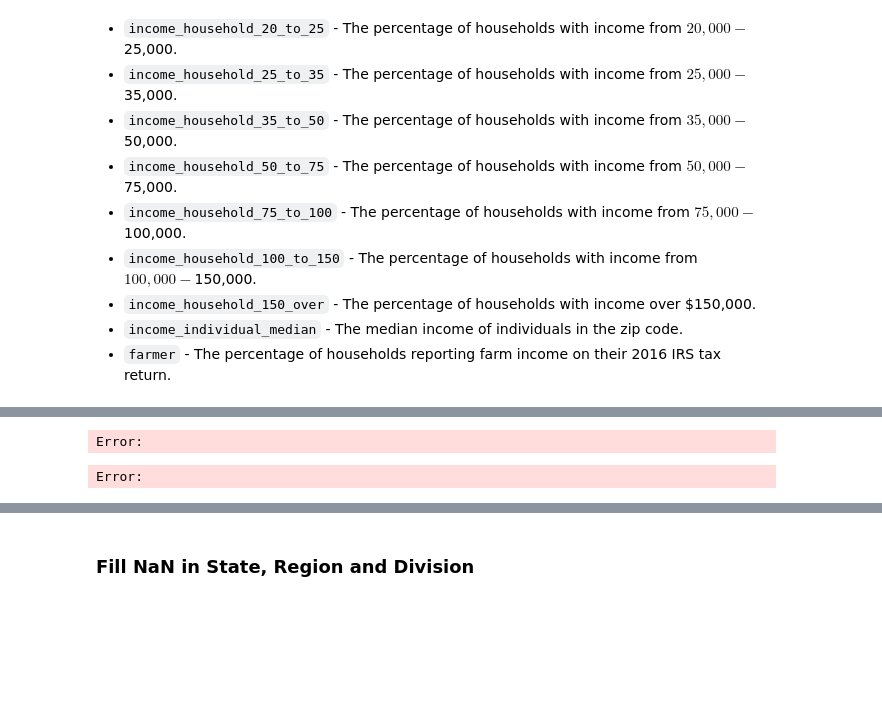
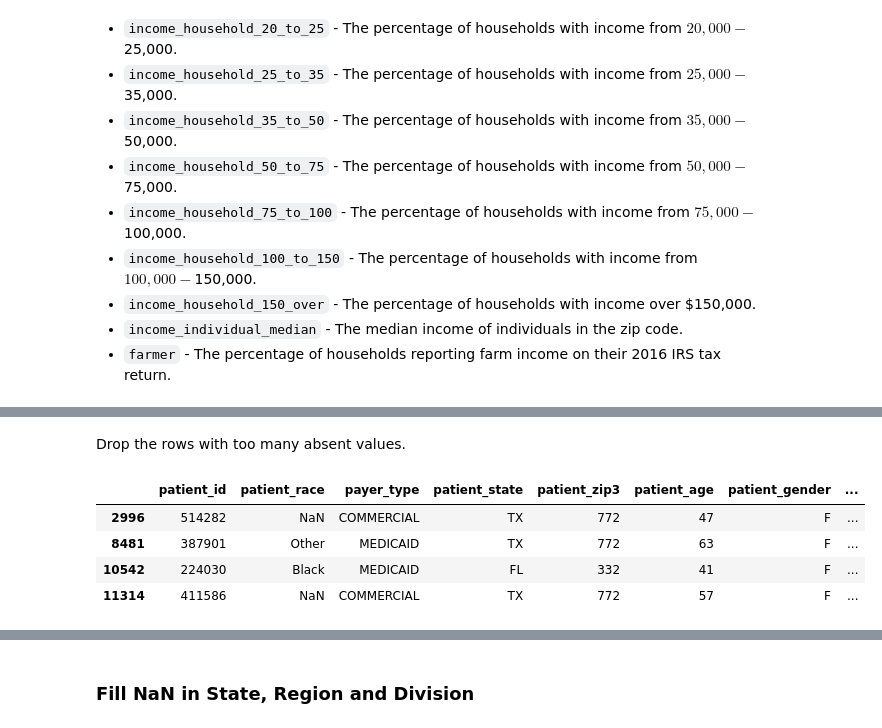
Before and after one commit to 3quetra/portfolio, a Jupyter notebook: wids_datathon_2024/cancer_prediction.ipynb, the cells around one changed output, grey strips where cells are left out. Drawn from its saved outputs; the diff is of its cells as text; code cells hidden in the pictures; blank space fills up the shorter version.

```diff
--- a/wids_datathon_2024/cancer_prediction.ipynb
+++ b/wids_datathon_2024/cancer_prediction.ipynb
@@ -190,14 +240,10 @@ Error:
-# %%
-for column in train.select_dtypes(include='object').columns:
-    train[column] = train[column].astype('category')
-
-train.select_dtypes(include='category')
-# %% [output]
-Error:
-# %%
-race_by_state = pd.DataFrame(train.groupby(['patient_state', 'patient_race'])['patient_id'].count()).reset_index()
-race_by_state['total'] = race_by_state.apply(lambda row: sum(race_by_state[race_by_state['patient_state'] == row['patient_state']]['patient_id']), axis=1)
-race_by_state['percentage'] = race_by_state['patient_id'] / race_by_state['total']
-race_by_state.sort_values(by=['total', 'patient_id'], ascending=False)[:20]
-# %% [output]
-Error:
+# %% [markdown]
+Drop the rows with too many absent values.
+# %%
+train[train.family_size.isna()]
+# %% [output]
+|  | patient_id | patient_race | payer_type | patient_state | patient_zip3 | patient_age | patient_gender | ... |
+| 2996 | 514282 | NaN | COMMERCIAL | TX | 772 | 47 | F | ... |
+| 8481 | 387901 | Other | MEDICAID | TX | 772 | 63 | F | ... |
+| 10542 | 224030 | Black | MEDICAID | FL | 332 | 41 | F | ... |
+| 11314 | 411586 | NaN | COMMERCIAL | TX | 772 | 57 | F | ... |
```
Also changed, not shown: parts of 57 cells of this notebook.
